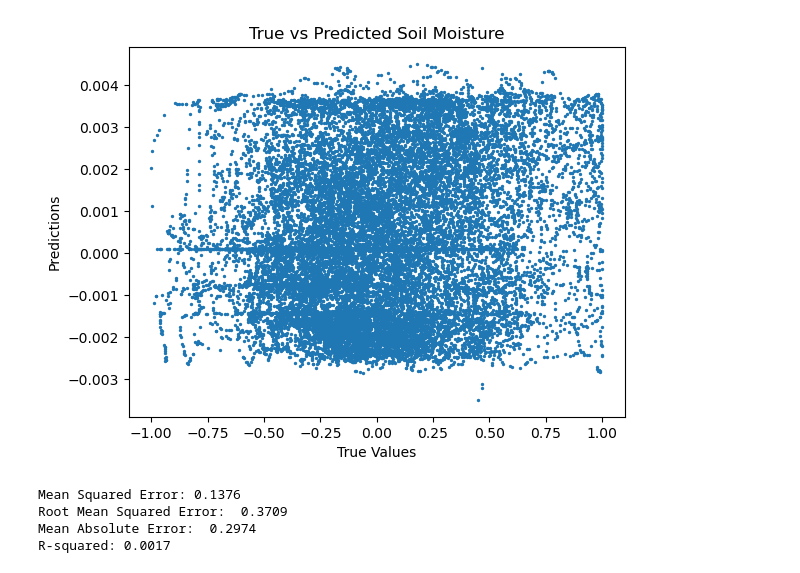
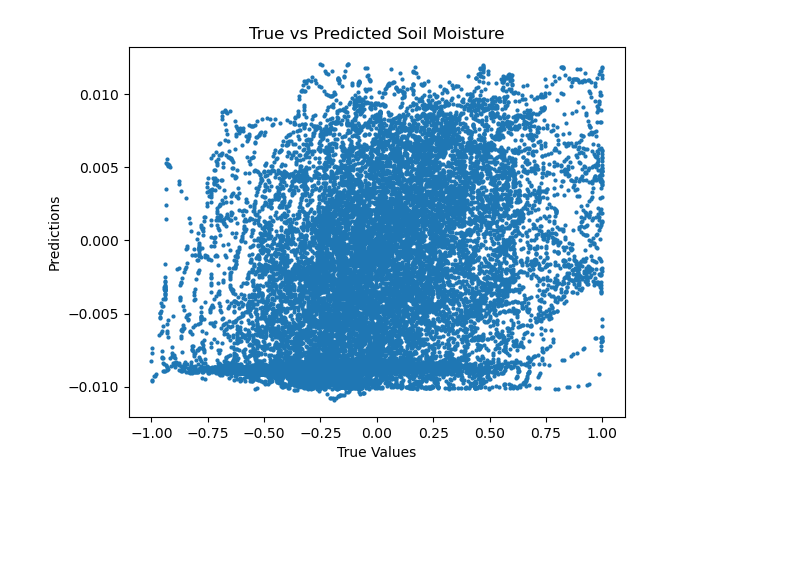
Before and after one commit to UW-ESS-DS/MLGeo_2023_Utahdvv_to_moisture, a Jupyter notebook: 1_model_training/1_simpleNN.ipynb, the cells around one changed output. Saved outputs shown, nothing was run; the diff lists cells and outputs as text; code cells hidden in the pictures; blank space fills up the shorter version.

Commit message:
update model setting

```diff
--- a/1_model_training/1_simpleNN.ipynb
+++ b/1_model_training/1_simpleNN.ipynb
@@ -74,11 +77,16 @@ X_test_tensor = torch.from_numpy(X_test).float()
 y_test_tensor = torch.from_numpy(y_test).float()
 # %%
 select_batch_size=128
+
 # Inverse transform to get back the original scale of soil moisture for training set
 y_train_inverse = scaler_y.inverse_transform(y_train.reshape(-1, 1)).flatten()
+y_test_inverse = scaler_y.inverse_transform(y_test.reshape(-1, 1)).flatten()
 
 # Create DataLoader
 train_dataset = TensorDataset(X_train_tensor, y_train_tensor)
 train_loader = DataLoader(train_dataset, batch_size=select_batch_size , shuffle=True)
+
+test_dataset = TensorDataset(X_test_tensor, y_test_tensor)
+test_loader = DataLoader(test_dataset, batch_size=select_batch_size , shuffle=True)
 # %%
 # Normalize input data
@@ -138,16 +150,18 @@ class EarlyStopping:
 
         return self.early_stop
 # %%
+learning_rate=0.0001
 
 # Instantiate the model
 input_size = X.shape[1]
-hidden_size = 32
+hidden_size = 64
 output_size = 1
 model = SimpleNN(input_size, hidden_size, output_size)
 
 # Loss function and optimizer
 criterion = nn.MSELoss()
-optimizer = optim.SGD(model.parameters(), lr=0.0001)
+#criterion = nn.HuberLoss(reduction='mean', delta=1.0)
+optimizer = optim.SGD(model.parameters(), lr=learning_rate)
 
 ## Learning rate schedule
 #scheduler = optim.lr_scheduler.ReduceLROnPlateau(optimizer, mode='min', patience=10, factor=0.1, verbose=True)
@@ -161,11 +175,12 @@ test_loss_history = []
 # Lists to store iteration or epoch numbers
 epochs_list = []
 
-
 # Training loop
 num_epochs = 60
 for epoch in range(num_epochs):
+
     model.train()  # Set the model to training mode
+
     for inputs, targets in train_loader:
         optimizer.zero_grad()
         outputs = model(inputs)
@@ -178,6 +193,7 @@ for epoch in range(num_epochs):
     with torch.no_grad():
         y_pred_tensor = model(X_test_tensor)
     y_pred = y_pred_tensor.numpy()
+
 
     # Inverse transform to get back the original scale of soil moisture
     y_test_inverse = scaler_y.inverse_transform(y_test.reshape(-1, 1)).flatten()
@@ -199,8 +215,8 @@ for epoch in range(num_epochs):
         'optimizer': optimizer.state_dict()
                     }
 
-    f_path = dir1+'/checkpoint.pt'
-    torch.save(checkpoint, f_path)
+    #checkpoint_path = f'{dir1}model_checkpoint_epoch_{epoch}.pth'
+    torch.save( checkpoint, checkpoint_path)
 
 
 # Plot the loss over epochs
@@ -232,18 +251,23 @@ Epoch 60/60 | Train Loss: 0.1373 | Test Loss: 0.1376
+# %%
+desired_epoch = 20  # Replace with the desired epoch
+
+# Load the specific checkpoint for the desired epoch
+#checkpoint_path = f'model_checkpoint_epoch_{desired_epoch}.pth'
+checkpoint = torch.load(checkpoint_path)
+
+# Load the model state and optimizer state
+model.load_state_dict(checkpoint['state_dict'])
+optimizer.load_state_dict(checkpoint['optimizer'])
 # %%
+
 
 # Evaluation on the test set
 model.eval()
 with torch.no_grad():
     y_pred_tensor = model(X_test_tensor)
 y_pred = y_pred_tensor.numpy()
+y_test = y_test_tensor.numpy()
 
 # Inverse transform to get back the original scale of soil moisture
 y_test_inverse = scaler_y.inverse_transform(y_test.reshape(-1, 1)).flatten()
 y_pred_inverse = scaler_y.inverse_transform(y_pred.reshape(-1, 1)).flatten()
-
-# Calculate and print the Mean Squared Error on the test set
-mse = mean_squared_error(y_test_inverse, y_pred_inverse)
-print(f'Mean Squared Error on Test Set: {mse:.4f}')
-
-mae = mean_absolute_error(y_test_inverse, y_pred_inverse)
-print(f'Mean Absolute Error on Test Set: {mae:.4f}')
@@ -264,32 +304,13 @@ plt.show()
 # %%
 #plt.ylim(-1,1)
 #plt.xlim(-1,1)
-#
-plt.scatter(y_test_inverse, y_pred_inverse, s=2, )
 #plt.plot([-1,1],[-1,1],ls='--', c='grey')
+
+plt.scatter(y_test_inverse, y_pred_inverse, s=4, )
 
 plt.xlabel('True Values')
 plt.ylabel('Predictions')
 plt.title('True vs Predicted Soil Moisture')
 plt.show()
 # %% [output]
-[figure, old version]
+[figure, new version]
-# %%
-from sklearn.metrics import mean_squared_error, mean_absolute_error, r2_score
-
-mse = mean_squared_error(y_test_inverse, y_pred_inverse)
-print(f'Mean Squared Error: {mse:.4f}')
-
-rmse = np.sqrt(mse)
-print(f'Root Mean Squared Error:  {rmse:.4f}')
-
-mae = mean_absolute_error(y_test_inverse, y_pred_inverse)
-print(f'Mean Absolute Error:  {mae:.4f}')
-
-r2 = r2_score(y_test_inverse, y_pred_inverse)
-print(f'R-squared: {r2:.4f}')
-# %% [output]
-Mean Squared Error: 0.1376
-Root Mean Squared Error:  0.3709
-Mean Absolute Error:  0.2974
-R-squared: 0.0017
```
Also changed, not shown: parts of 13 cells of this notebook, 2 other files.
